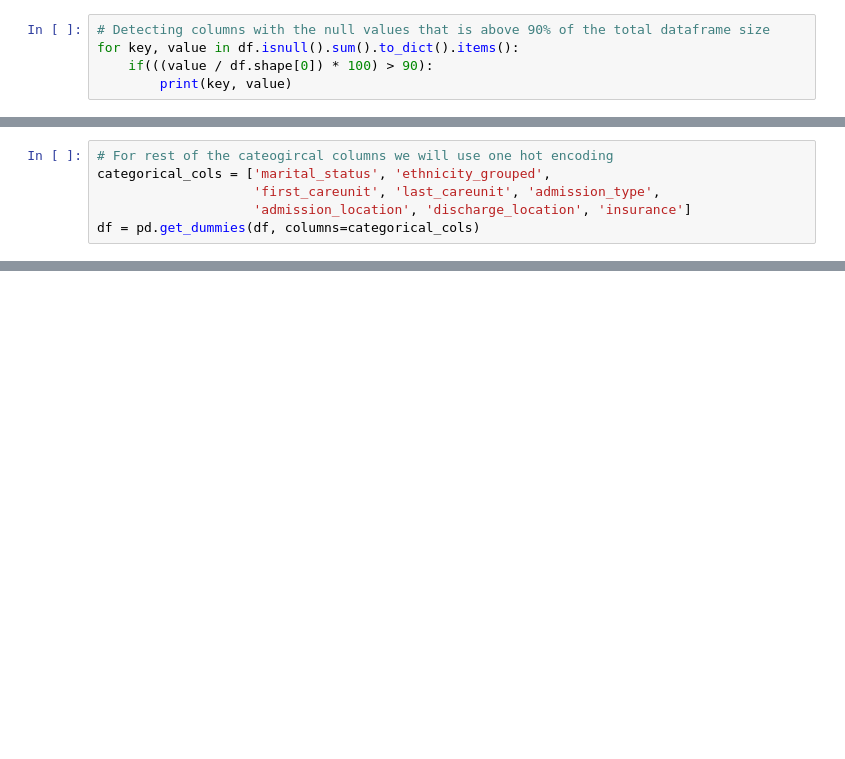
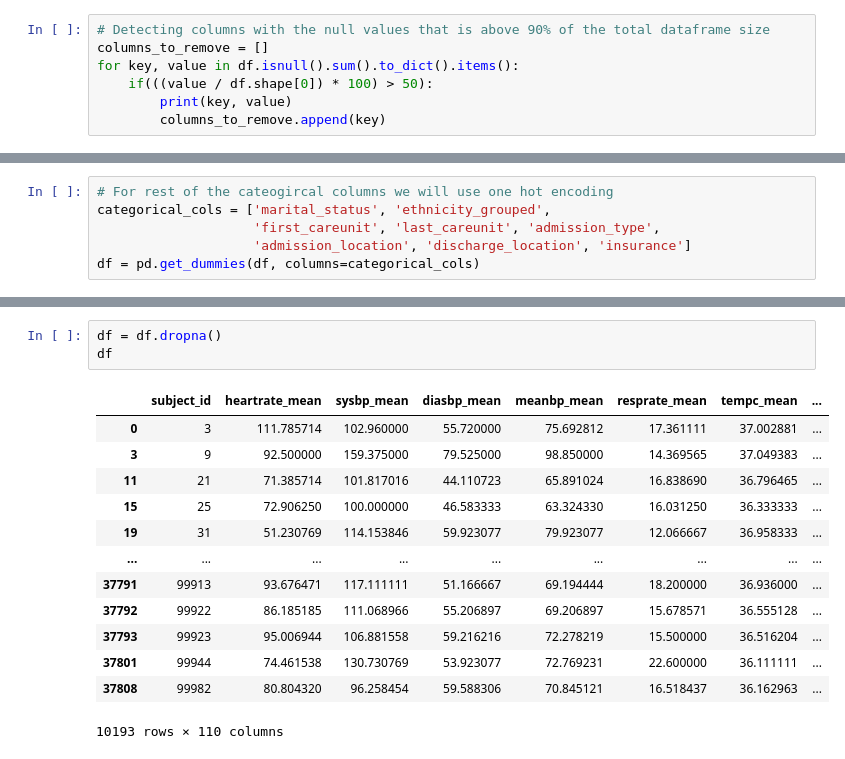
Before and after one commit to MemphiS047/icu-flow-prediction, a Jupyter notebook: script/preprocessing.ipynb, the cells around one changed output, grey strips where cells are left out. Drawn from its saved outputs; the diff is of its cells as text; blank space fills up the shorter version.

```diff
--- a/script/preprocessing.ipynb
+++ b/script/preprocessing.ipynb
@@ -202,7 +205,9 @@ df
 37815 rows × 72 columns
 # %%
 # Detecting columns with the null values that is above 90% of the total dataframe size
+columns_to_remove = []
 for key, value in df.isnull().sum().to_dict().items():
-    if(((value / df.shape[0]) * 100) > 90):
+    if(((value / df.shape[0]) * 100) > 50):
         print(key, value)
+        columns_to_remove.append(key)
 # %% [output]
@@ -359,3 +352,20 @@ KeyboardInterrupt:
+# %%
+df = df.dropna()
+df
+# %% [output]
+|  | subject_id | heartrate_mean | sysbp_mean | diasbp_mean | meanbp_mean | resprate_mean | tempc_mean | ... |
+| 0 | 3 | 111.785714 | 102.960000 | 55.720000 | 75.692812 | 17.361111 | 37.002881 | ... |
+| 3 | 9 | 92.500000 | 159.375000 | 79.525000 | 98.850000 | 14.369565 | 37.049383 | ... |
+| 11 | 21 | 71.385714 | 101.817016 | 44.110723 | 65.891024 | 16.838690 | 36.796465 | ... |
+| 15 | 25 | 72.906250 | 100.000000 | 46.583333 | 63.324330 | 16.031250 | 36.333333 | ... |
+| 19 | 31 | 51.230769 | 114.153846 | 59.923077 | 79.923077 | 12.066667 | 36.958333 | ... |
+| ... | ... | ... | ... | ... | ... | ... | ... | ... |
+| 37791 | 99913 | 93.676471 | 117.111111 | 51.166667 | 69.194444 | 18.200000 | 36.936000 | ... |
+| 37792 | 99922 | 86.185185 | 111.068966 | 55.206897 | 69.206897 | 15.678571 | 36.555128 | ... |
+| 37793 | 99923 | 95.006944 | 106.881558 | 59.216216 | 72.278219 | 15.500000 | 36.516204 | ... |
+| 37801 | 99944 | 74.461538 | 130.730769 | 53.923077 | 72.769231 | 22.600000 | 36.111111 | ... |
+| 37808 | 99982 | 80.804320 | 96.258454 | 59.588306 | 70.845121 | 16.518437 | 36.162963 | ... |
+10193 rows × 110 columns
 # %%
 scaler = StandardScaler()
 scaled_data = scaler.fit_transform(df)
```
Also changed, not shown: parts of 20 cells of this notebook, 1 other file.
